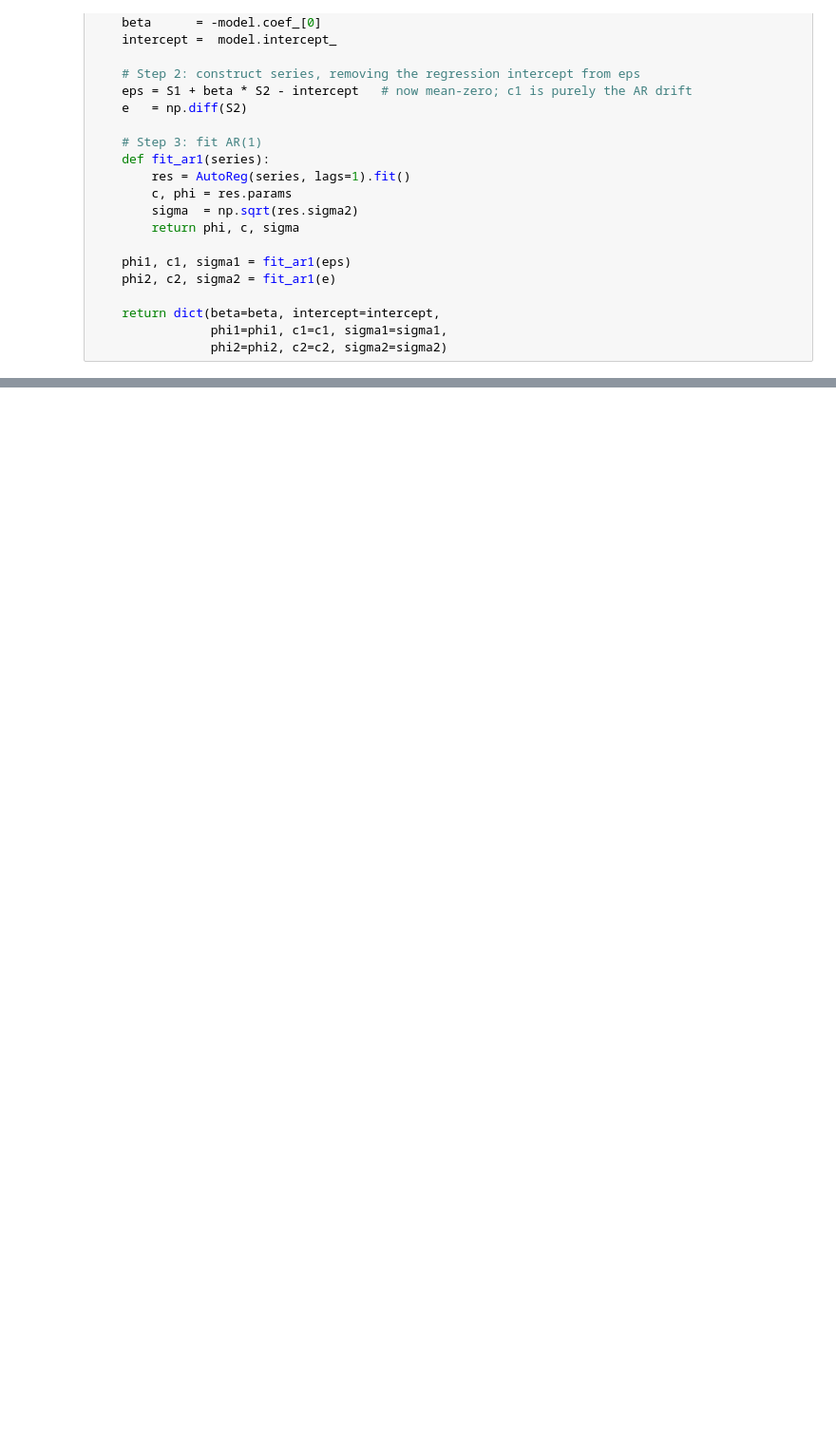
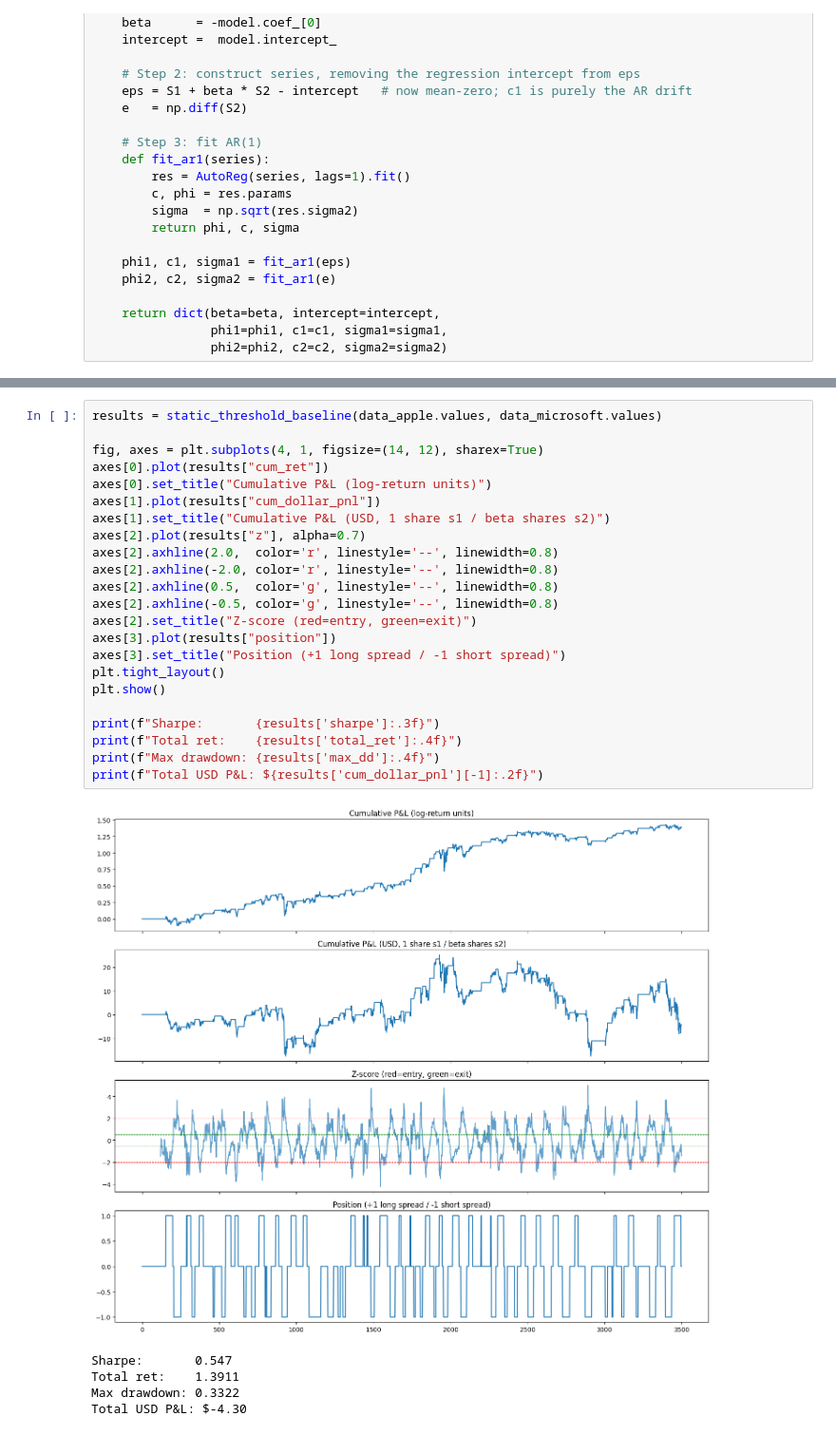
Before and after one commit to ERROR606C/rl_for_pairs_trading, a Jupyter notebook: data.ipynb, the cells around one changed output, grey strips where cells are left out. Shown at 95% size. Cells and saved outputs as stored; diff of their text form; blank space fills up the shorter version.

```diff
--- a/data.ipynb
+++ b/data.ipynb
@@ -142,0 +434,29 @@ ax.legend()
+# %%
+results = static_threshold_baseline(data_apple.values, data_microsoft.values)
+
+fig, axes = plt.subplots(4, 1, figsize=(14, 12), sharex=True)
+axes[0].plot(results["cum_ret"])
+axes[0].set_title("Cumulative P&L (log-return units)")
+axes[1].plot(results["cum_dollar_pnl"])
+axes[1].set_title("Cumulative P&L (USD, 1 share s1 / beta shares s2)")
+axes[2].plot(results["z"], alpha=0.7)
+axes[2].axhline(2.0,  color='r', linestyle='--', linewidth=0.8)
+axes[2].axhline(-2.0, color='r', linestyle='--', linewidth=0.8)
+axes[2].axhline(0.5,  color='g', linestyle='--', linewidth=0.8)
+axes[2].axhline(-0.5, color='g', linestyle='--', linewidth=0.8)
+axes[2].set_title("Z-score (red=entry, green=exit)")
+axes[3].plot(results["position"])
+axes[3].set_title("Position (+1 long spread / -1 short spread)")
+plt.tight_layout()
+plt.show()
+
+print(f"Sharpe:       {results['sharpe']:.3f}")
+print(f"Total ret:    {results['total_ret']:.4f}")
+print(f"Max drawdown: {results['max_dd']:.4f}")
+print(f"Total USD P&L: ${results['cum_dollar_pnl'][-1]:.2f}")
+# %% [output]
+[figure, added]
+Sharpe:       0.547
+Total ret:    1.3911
+Max drawdown: 0.3322
+Total USD P&L: $-4.30
```
Also changed, not shown: parts of 11 cells of this notebook, 4 other files.
